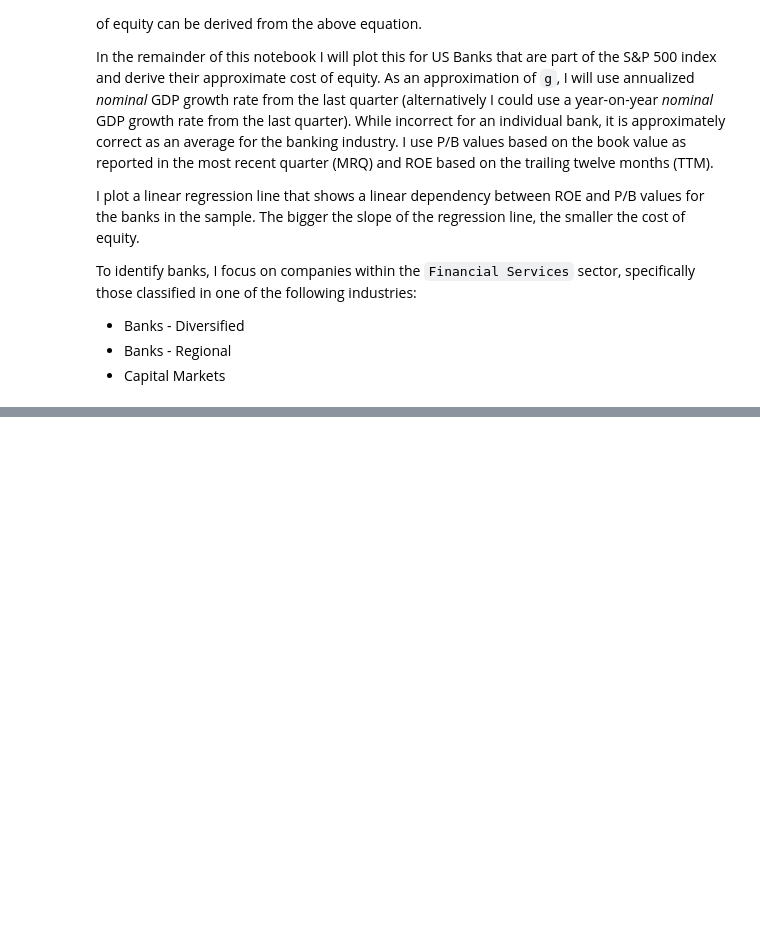
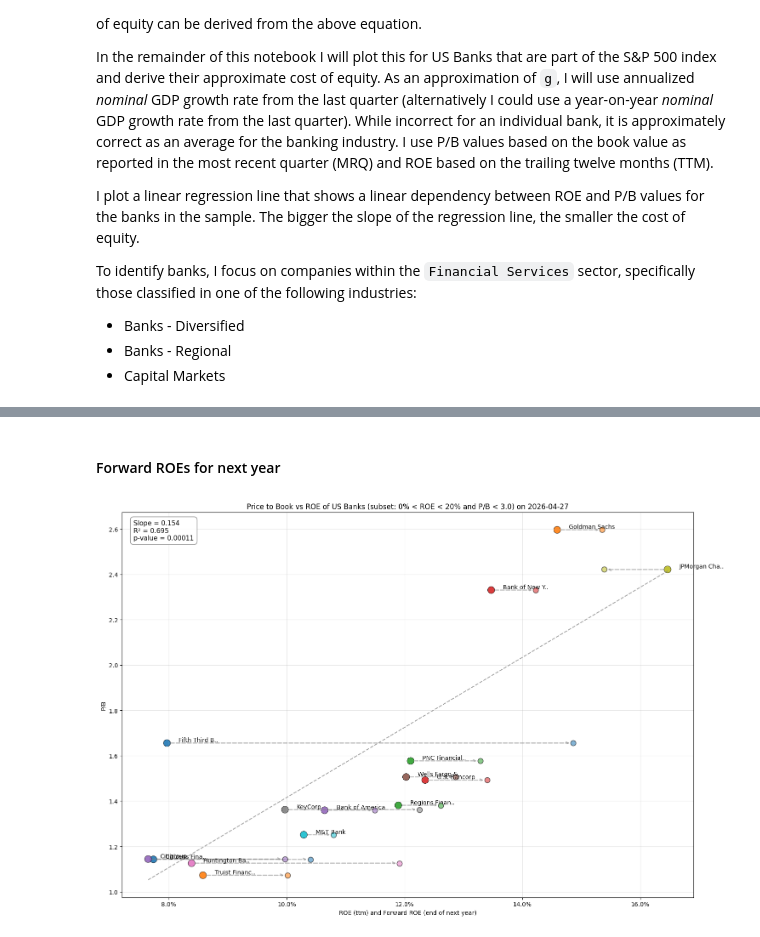
Before and after one commit to ilchen/US_Economic_Data_Analysis, a Jupyter notebook: Stock_Market_FA.ipynb, the cells around one changed output, grey strips where cells are left out. Saved outputs shown, nothing was run; the diff lists cells and outputs as text; code cells hidden in the pictures; blank space fills up the shorter version.

```diff
--- a/Stock_Market_FA.ipynb
+++ b/Stock_Market_FA.ipynb
@@ -489,0 +544,8 @@ When calculating cost of equity based on their beta to the market it becomes 8.8
+# %% [markdown]
+#### Forward ROEs for next year
+# %%
+roe_pb = sp500_metrics.get_roe_and_pb(banking_sector_companies, forward_horizon='next').dropna()
+# %%
+roe_pb_subset, slope, intercept, rvalue, pvalue = display_roe_pb(roe_pb, roe_cutoff, pb_cutoff, show_forward_roe=True, forward_horizon='next')
+# %% [output]
+[figure, added]
```
Also changed, not shown: parts of 22 cells of this notebook, 1 other file.
